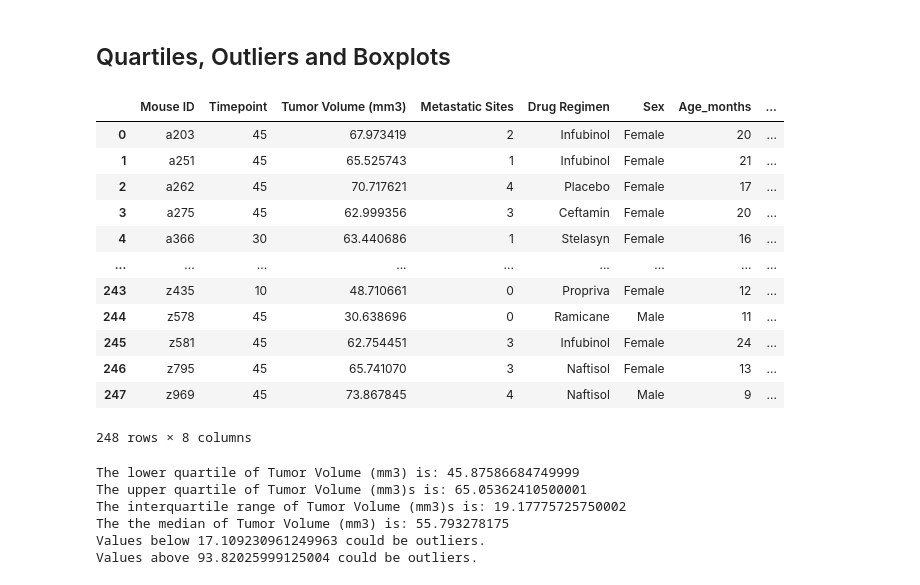
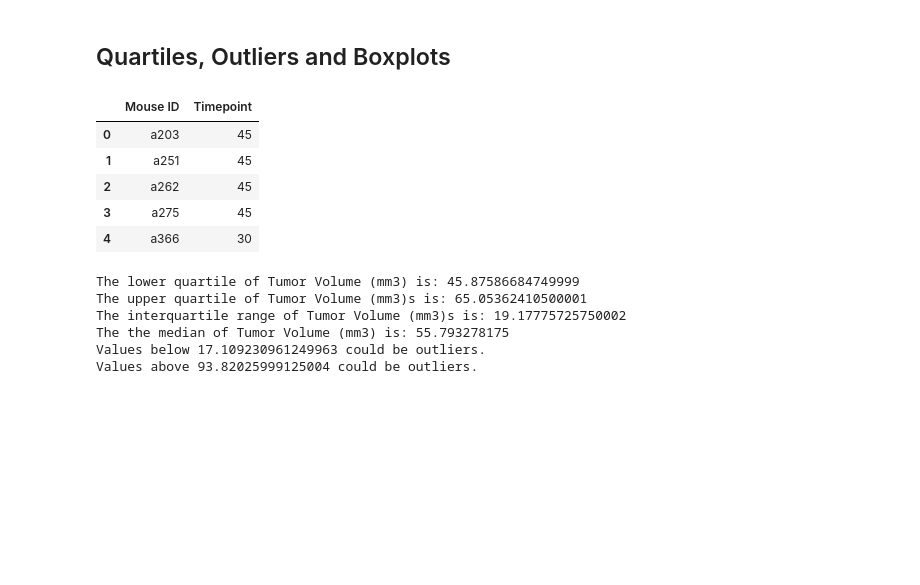
Before and after one commit to Shayoconnell7/pymaceuticals_challenge, a Jupyter notebook: pymaceuticals_challenge.ipynb, the cells around one changed output. Cells and saved outputs as stored; diff of their text form; code cells hidden in the pictures; blank space fills up the shorter version.

```diff
--- a/pymaceuticals_challenge.ipynb
+++ b/pymaceuticals_challenge.ipynb
@@ -226,39 +226,32 @@ plt.show()
 # %%
 # Calculate the final tumor volume of each mouse across four of the treatment regimens:
 # Capomulin, Ramicane, Infubinol, and Ceftamin
 
 big_four = merged_data.loc[(merged_data['Drug Regimen'] == "Capomulin") |
                           (merged_data['Drug Regimen'] == "Ramicane") |
                           (merged_data['Drug Regimen'] == "Infubinol") |
                           (merged_data['Drug Regimen'] == "Ceftamin"), :]
 
 big_four.head()
 
 
 # Start by getting the last (greatest) timepoint for each mouse
 
-max_tumor = cleaned_df.groupby(["Mouse ID"])['Timepoint'].max()
+max_tumor = cleaned_df.groupby(["Mouse ID"])["Timepoint"].max()
 max_tumor = max_tumor.reset_index()
-
+max_tumor.head()
 
 # Merge this group df with the original dataframe to get the tumor volume at the last timepoint
 
-latest_data = max_tumor.merge(cleaned_df,on=['Mouse ID','Timepoint'],how="left")
-latest_data
+# latest_data = max_tumor.merge(cleaned_df,on=['Mouse ID','Timepoint'],how="left")
+# latest_data
 # %% [output]
-|  | Mouse ID | Timepoint | Tumor Volume (mm3) | Metastatic Sites | Drug Regimen | Sex | Age_months | ... |
-| 0 | a203 | 45 | 67.973419 | 2 | Infubinol | Female | 20 | ... |
-| 1 | a251 | 45 | 65.525743 | 1 | Infubinol | Female | 21 | ... |
-| 2 | a262 | 45 | 70.717621 | 4 | Placebo | Female | 17 | ... |
-| 3 | a275 | 45 | 62.999356 | 3 | Ceftamin | Female | 20 | ... |
-| 4 | a366 | 30 | 63.440686 | 1 | Stelasyn | Female | 16 | ... |
-| ... | ... | ... | ... | ... | ... | ... | ... | ... |
-| 243 | z435 | 10 | 48.710661 | 0 | Propriva | Female | 12 | ... |
-| 244 | z578 | 45 | 30.638696 | 0 | Ramicane | Male | 11 | ... |
-| 245 | z581 | 45 | 62.754451 | 3 | Infubinol | Female | 24 | ... |
-| 246 | z795 | 45 | 65.741070 | 3 | Naftisol | Female | 13 | ... |
-| 247 | z969 | 45 | 73.867845 | 4 | Naftisol | Male | 9 | ... |
+|  | Mouse ID | Timepoint |
+| 0 | a203 | 45 |
+| 1 | a251 | 45 |
+| 2 | a262 | 45 |
+| 3 | a275 | 45 |
+| 4 | a366 | 30 |
-248 rows × 8 columns
 # %%
 # Put treatments into a list for for loop (and later for plot labels)
 treatments = ["Capomulin", "Ramicane", "Infubinol", "Ceftamin"]
```
Also changed, not shown: 1 other file.
